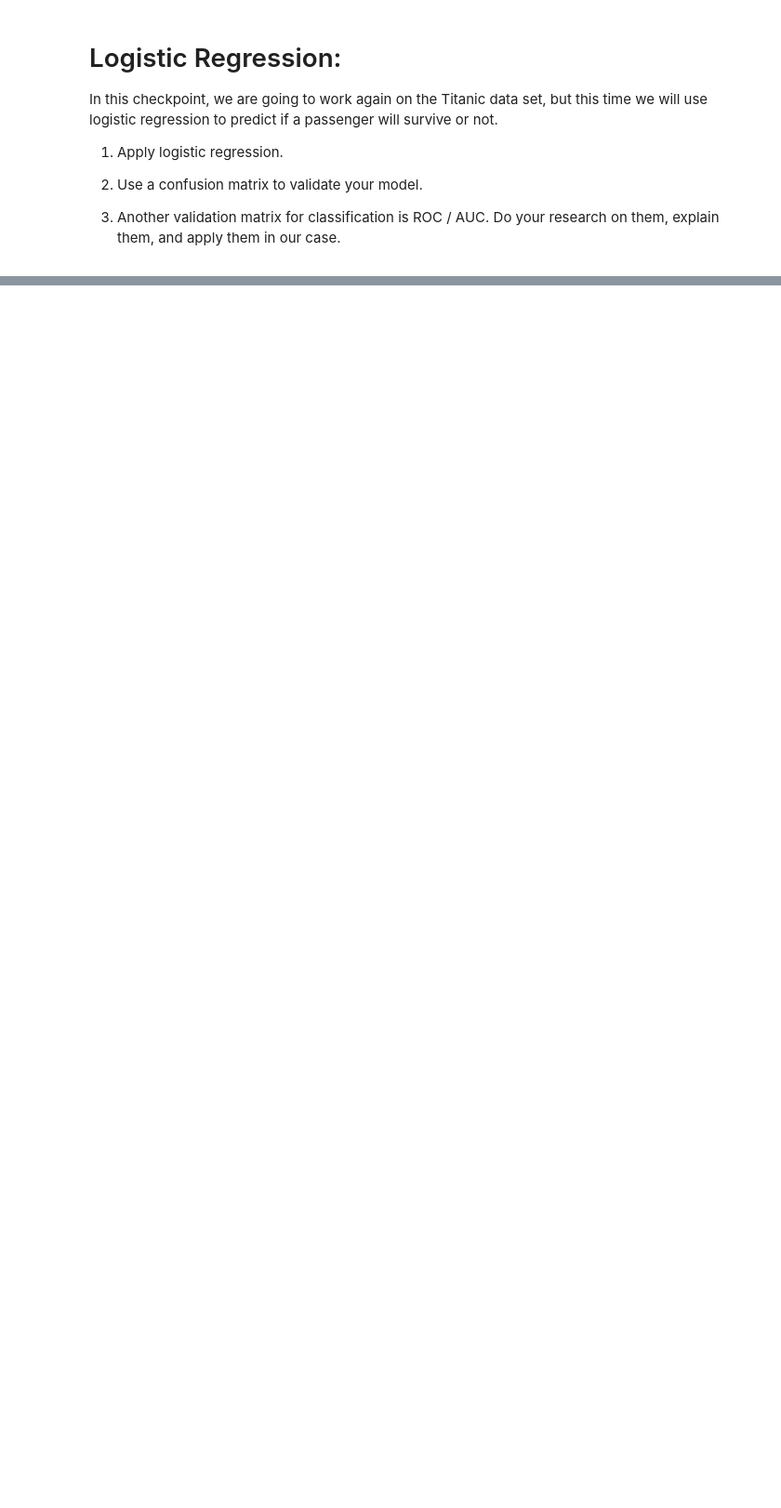
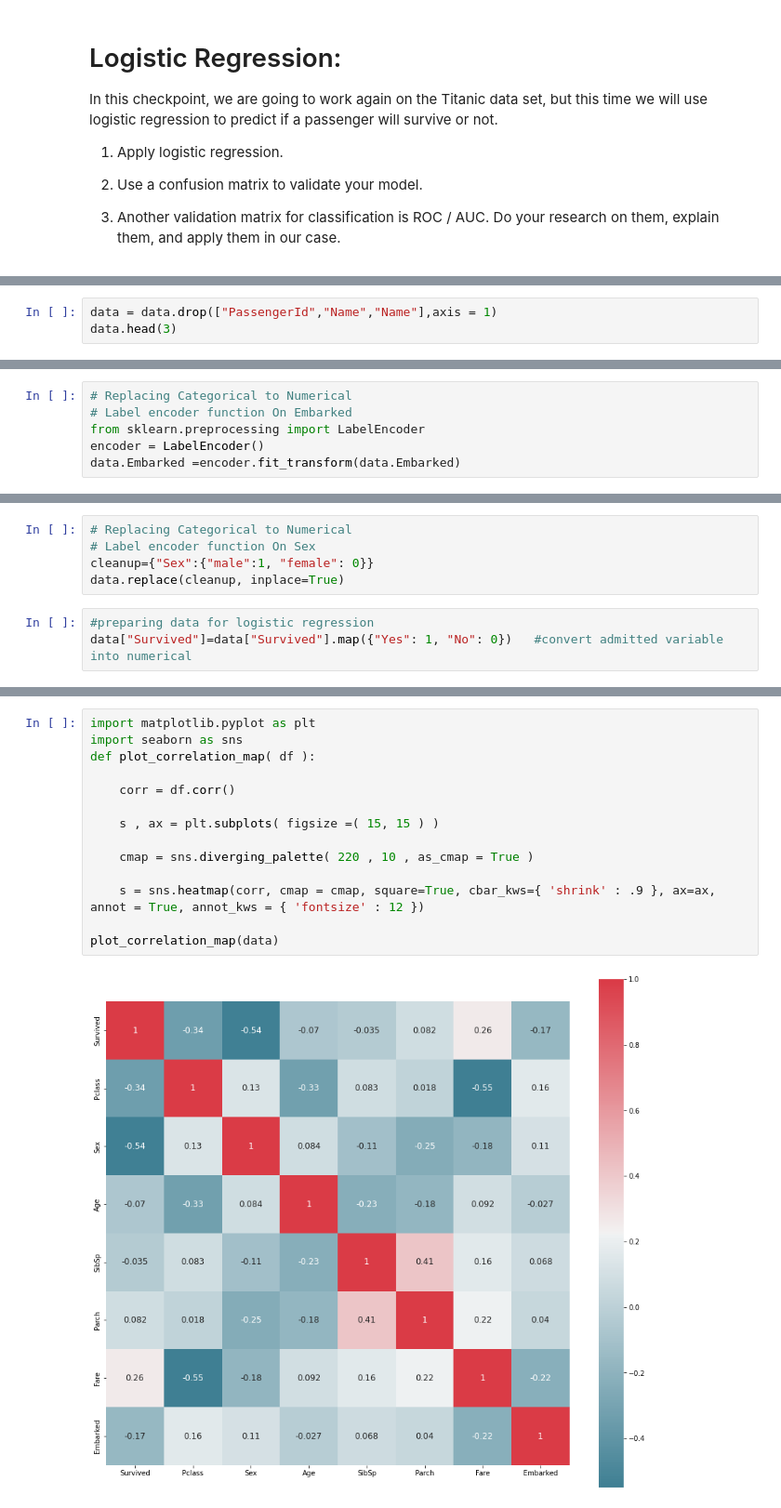
Before and after one commit to Abdou240/Python-Artificial_Intelligence, a Jupyter notebook: IA/IA_Checkpoint/Logistics regression.ipynb, the cells around one changed output, grey strips where cells are left out. Shown: that part at 93% size. Cells and saved outputs as stored; diff of their text form; blank space fills up the shorter version.

Commit message:
Update Checkpoint Logistics regression

```diff
--- a/IA/IA_Checkpoint/Logistics regression.ipynb
+++ b/IA/IA_Checkpoint/Logistics regression.ipynb
@@ -19,0 +100,3 @@ data.head(2)
+# %%
+data = data.drop(["PassengerId","Name","Name"],axis = 1)
+data.head(3)
@@ -19,0 +108,6 @@ data.head(2)
+# %%
+# Replacing Categorical to Numerical
+# Label encoder function On Embarked
+from sklearn.preprocessing import LabelEncoder
+encoder = LabelEncoder()
+data.Embarked =encoder.fit_transform(data.Embarked)
@@ -19,0 +121,8 @@ data.head(2)
+# %%
+# Replacing Categorical to Numerical
+# Label encoder function On Sex
+cleanup={"Sex":{"male":1, "female": 0}}
+data.replace(cleanup, inplace=True)
+# %%
+#preparing data for logistic regression
+data["Survived"]=data["Survived"].map({"Yes": 1, "No": 0})   #convert admitted variable into numerical
@@ -19,0 +136,16 @@ data.head(2)
+# %%
+import matplotlib.pyplot as plt
+import seaborn as sns
+def plot_correlation_map( df ):
+
+    corr = df.corr()
+
+    s , ax = plt.subplots( figsize =( 15, 15 ) )
+
+    cmap = sns.diverging_palette( 220 , 10 , as_cmap = True )
+
+    s = sns.heatmap(corr, cmap = cmap, square=True, cbar_kws={ 'shrink' : .9 }, ax=ax, annot = True, annot_kws = { 'fontsize' : 12 })
+
+plot_correlation_map(data)
+# %% [output]
+[figure, added]
```
Also changed, not shown: parts of 24 cells of this notebook, 1 other file.
